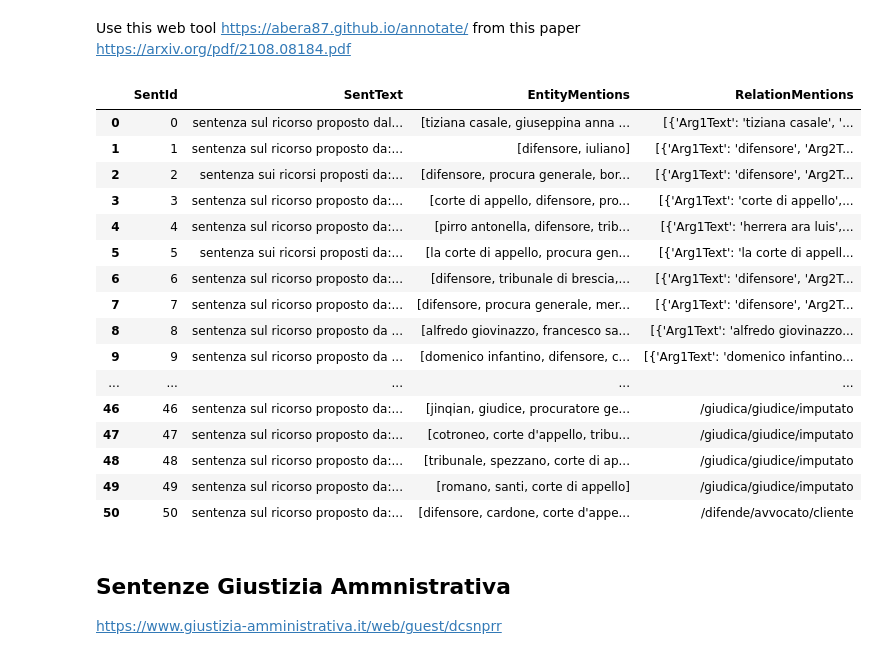
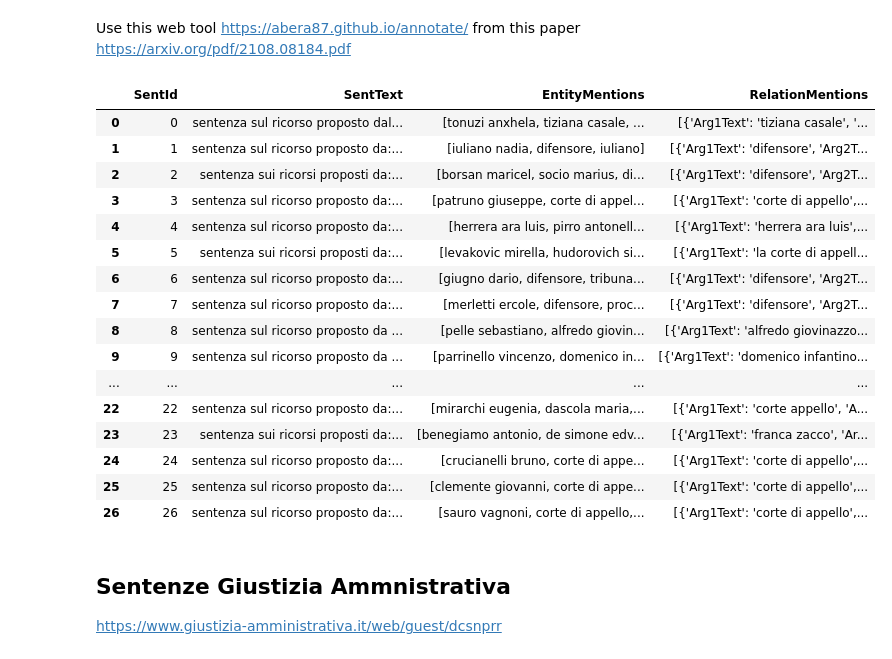
Before and after one commit to Gianpe/NLP_Anonymization, a Jupyter notebook: notebooks/Step2_DataPreparation/DataUnd_DataPrep.ipynb, the cells around one changed output. Cells and saved outputs as stored; diff of their text form; code cells hidden in the pictures.

Commit message:
27 sentences annotated with rte

```diff
--- a/notebooks/Step2_DataPreparation/DataUnd_DataPrep.ipynb
+++ b/notebooks/Step2_DataPreparation/DataUnd_DataPrep.ipynb
@@ -140,26 +140,26 @@ ann_file.close()
 # %% [markdown]
 Use this web tool https://abera87.github.io/annotate/ from this paper https://arxiv.org/pdf/2108.08184.pdf
 # %%
-s = pd.read_json('/content/drive/MyDrive/TA_project/progetto_TA/NLP_Anonymization/data/sample_1_annotated.json')
+s = pd.read_json(data_path'/Output.json').head(27)
 s
 # %% [output]
 |  | SentId | SentText | EntityMentions | RelationMentions |
-| 0 | 0 | sentenza sul ricorso proposto dal... | [tiziana casale, giuseppina anna ... | [{'Arg1Text': 'tiziana casale', '... |
-| 1 | 1 | sentenza sul ricorso proposto da:... | [difensore, iuliano] | [{'Arg1Text': 'difensore', 'Arg2T... |
-| 2 | 2 | sentenza sui ricorsi proposti da:... | [difensore, procura generale, bor... | [{'Arg1Text': 'difensore', 'Arg2T... |
-| 3 | 3 | sentenza sul ricorso proposto da:... | [corte di appello, difensore, pro... | [{'Arg1Text': 'corte di appello',... |
-| 4 | 4 | sentenza sul ricorso proposto da:... | [pirro antonella, difensore, trib... | [{'Arg1Text': 'herrera ara luis',... |
-| 5 | 5 | sentenza sui ricorsi proposti da:... | [la corte di appello, procura gen... | [{'Arg1Text': 'la corte di appell... |
-| 6 | 6 | sentenza sul ricorso proposto da:... | [difensore, tribunale di brescia,... | [{'Arg1Text': 'difensore', 'Arg2T... |
-| 7 | 7 | sentenza sul ricorso proposto da:... | [difensore, procura generale, mer... | [{'Arg1Text': 'difensore', 'Arg2T... |
-| 8 | 8 | sentenza sul ricorso proposto da ... | [alfredo giovinazzo, francesco sa... | [{'Arg1Text': 'alfredo giovinazzo... |
-| 9 | 9 | sentenza sul ricorso proposto da ... | [domenico infantino, difensore, c... | [{'Arg1Text': 'domenico infantino... |
+| 0 | 0 | sentenza sul ricorso proposto dal... | [tonuzi anxhela, tiziana casale, ... | [{'Arg1Text': 'tiziana casale', '... |
+| 1 | 1 | sentenza sul ricorso proposto da:... | [iuliano nadia, difensore, iuliano] | [{'Arg1Text': 'difensore', 'Arg2T... |
+| 2 | 2 | sentenza sui ricorsi proposti da:... | [borsan maricel, socio marius, di... | [{'Arg1Text': 'difensore', 'Arg2T... |
+| 3 | 3 | sentenza sul ricorso proposto da:... | [patruno giuseppe, corte di appel... | [{'Arg1Text': 'corte di appello',... |
+| 4 | 4 | sentenza sul ricorso proposto da:... | [herrera ara luis, pirro antonell... | [{'Arg1Text': 'herrera ara luis',... |
+| 5 | 5 | sentenza sui ricorsi proposti da:... | [levakovic mirella, hudorovich si... | [{'Arg1Text': 'la corte di appell... |
+| 6 | 6 | sentenza sul ricorso proposto da:... | [giugno dario, difensore, tribuna... | [{'Arg1Text': 'difensore', 'Arg2T... |
+| 7 | 7 | sentenza sul ricorso proposto da:... | [merletti ercole, difensore, proc... | [{'Arg1Text': 'difensore', 'Arg2T... |
+| 8 | 8 | sentenza sul ricorso proposto da ... | [pelle sebastiano, alfredo giovin... | [{'Arg1Text': 'alfredo giovinazzo... |
+| 9 | 9 | sentenza sul ricorso proposto da ... | [parrinello vincenzo, domenico in... | [{'Arg1Text': 'domenico infantino... |
 | ... | ... | ... | ... | ... |
-| 46 | 46 | sentenza sul ricorso proposto da:... | [jinqian, giudice, procuratore ge... | /giudica/giudice/imputato |
-| 47 | 47 | sentenza sul ricorso proposto da:... | [cotroneo, corte d'appello, tribu... | /giudica/giudice/imputato |
-| 48 | 48 | sentenza sul ricorso proposto da:... | [tribunale, spezzano, corte di ap... | /giudica/giudice/imputato |
-| 49 | 49 | sentenza sul ricorso proposto da:... | [romano, santi, corte di appello] | /giudica/giudice/imputato |
-| 50 | 50 | sentenza sul ricorso proposto da:... | [difensore, cardone, corte d'appe... | /difende/avvocato/cliente |
+| 22 | 22 | sentenza sul ricorso proposto da:... | [mirarchi eugenia, dascola maria,... | [{'Arg1Text': 'corte appello', 'A... |
+| 23 | 23 | sentenza sui ricorsi proposti da:... | [benegiamo antonio, de simone edv... | [{'Arg1Text': 'franca zacco', 'Ar... |
+| 24 | 24 | sentenza sul ricorso proposto da:... | [crucianelli bruno, corte di appe... | [{'Arg1Text': 'corte di appello',... |
+| 25 | 25 | sentenza sul ricorso proposto da:... | [clemente giovanni, corte di appe... | [{'Arg1Text': 'corte di appello',... |
+| 26 | 26 | sentenza sul ricorso proposto da:... | [sauro vagnoni, corte di appello,... | [{'Arg1Text': 'corte di appello',... |
 # %% [markdown]
 ## Sentenze Giustizia Ammnistrativa
 https://www.giustizia-amministrativa.it/web/guest/dcsnprr
```
Also changed, not shown: 2 other files.
